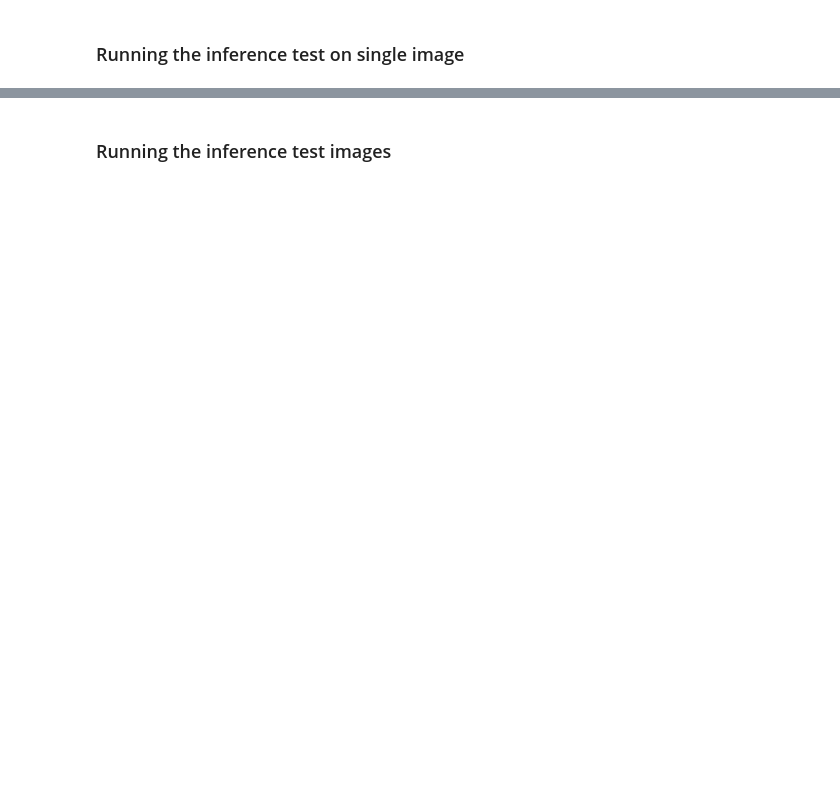
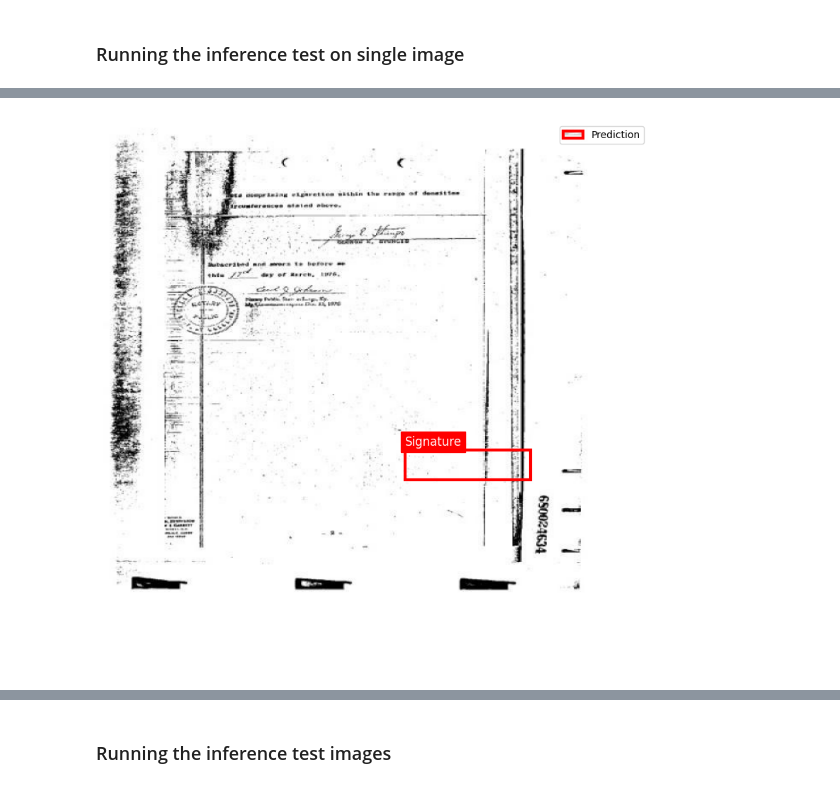
Before and after one commit to fasfous92/Object_detection_in_documents, a Jupyter notebook: Inference_test_Qwen2.5-VL-3B.ipynb, the cells around one changed output, grey strips where cells are left out. Saved outputs shown, nothing was run; the diff lists cells and outputs as text; code cells hidden in the pictures; blank space fills up the shorter version.

```diff
--- a/Inference_test_Qwen2.5-VL-3B.ipynb
+++ b/Inference_test_Qwen2.5-VL-3B.ipynb
@@ -286,0 +418,96 @@ Missed Signatures: 0
+# %%
+train_json=[{"image": "data/images/train_qcw00f00-page02_2_jpg.rf.932e2b741fef4150c5055eb7a27ecf07_orig.jpg", "label": "[{\"bbox_2d\": [264, 120, 358, 139], \"label\": \"signatures\"}, {\"bbox_2d\": [180, 191, 268, 205], \"label\": \"signatures\"}]"}
+]
+# %%
+
+# ==========================================
+# 4. INFERENCE LOOP
+# ==========================================
+# The prompt must match the data format (Box First!)
+user_prompt = (
+    "You are an object detector. Detect the signature. "
+    "Return a strictly valid JSON list. "
+    "Format: [{'box_2d': [xmin, ymin, xmax, ymax], 'label': 'signature'}]. "
+    "Coordinates must be normalized 0-1000."
+)
+
+print(f"\n🚀 Starting Inference on {len(train_json)} images...\n")
+
+for i, item in enumerate(train_json):
+    image_path = item['image']
+    print(f"[{i+1}/{len(train_json)}] Processing: {image_path}")
+
+    # -----------------------------------------------
+    # A. PREPARE INPUTS (The Correct Way)
+    # -----------------------------------------------
+    messages = [
+        {
+            "role": "user",
+            "content": [
+                {"type": "image", "image": image_path},
+                {"type": "text", "text": user_prompt},
+            ],
+        }
+    ]
+
+    # Prepare text for the model
+    text = processor.apply_chat_template(messages, tokenize=False, add_generation_prompt=True)
+
+    # Extract and resize image using Qwen Utils
+    image_inputs, video_inputs = process_vision_info(messages)
+
+    inputs = processor(
+        text=[text],
+        images=image_inputs,
+        videos=video_inputs,
+        padding=True,
+        return_tensors="pt",
+    ).to(model.device)
+
+    # -----------------------------------------------
+    # B. GENERATE (With Loop Prevention)
+    # -----------------------------------------------
+    with torch.no_grad():
+        generated_ids = model.generate(
+            **inputs,
+            max_new_tokens=128,      # Stop it from rambling
+            do_sample=False,         # Deterministic (best for coords)
+            repetition_penalty=1.1,  # 🛑 Penalize repeating numbers
+            temperature=0.1          # Low temp for precision
+        )
+
+    # Decode only the new tokens
+    generated_ids_trimmed = [
+        out_ids[len(in_ids) :] for in_ids, out_ids in zip(inputs.input_ids, generated_ids)
+    ]
+    output_text = processor.batch_decode(
+        generated_ids_trimmed, skip_special_tokens=True, clean_up_tokenization_spaces=False
+    )[0]
+
+    print(f"   🤖 Raw Output: {output_text}")
+
+    # -----------------------------------------------
+    # C. PARSE & PLOT
+    # -----------------------------------------------
+    # 1. Get Image Size
+    with Image.open(image_path) as img:
+        width, height = img.size
+
+    # 2. Extract [x, y, x, y] using Regex
+    norm_box = extract_box_from_text(output_text)
+    print(f"   🎯 Normalized Box: {norm_box}")
+
+    if norm_box:
+        # 3. Convert to Pixels
+        pixel_box = denormalize_box(norm_box, 1024, 1024)
+        print(f"   ✅ Detected Box: {pixel_box}")
+
+        # 4. Visualize
+        # Pass your ground truth parser here if you have it: parse_ground_truth(item['groundTruth'])
+        plot_result(image_path, pixel_box, gt_box=None)
+    else:
+        print("   ❌ No valid box found in output.")
+
+    # Remove this break to run on all images
+    break
+# %% [output]
@@ -286,0 +520 @@ Missed Signatures: 0
+[figure, added]
```
Also changed, not shown: parts of 24 cells of this notebook, 12 other files.
